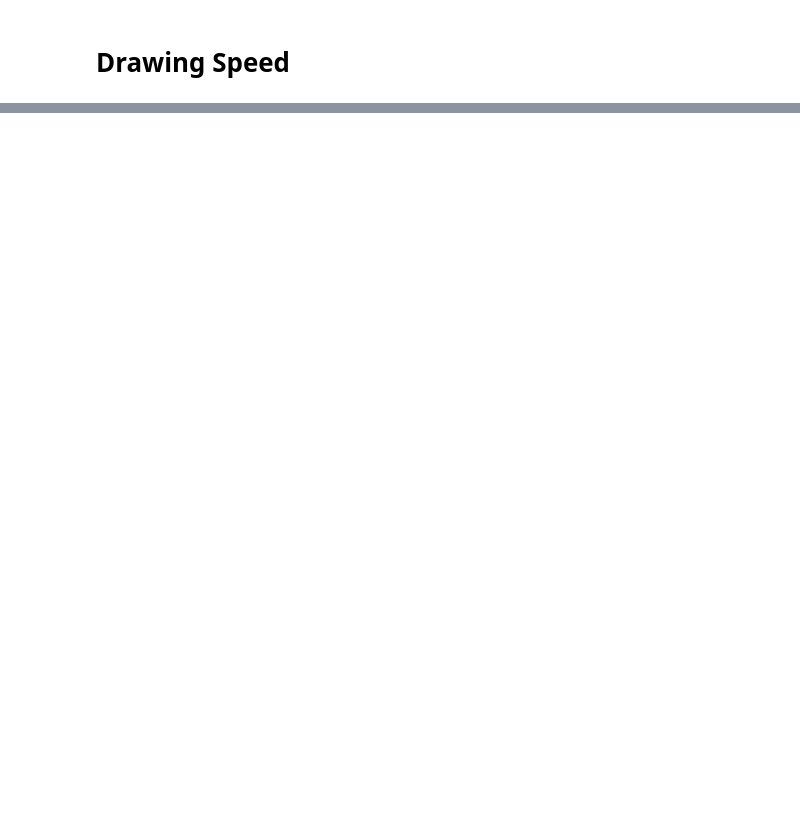
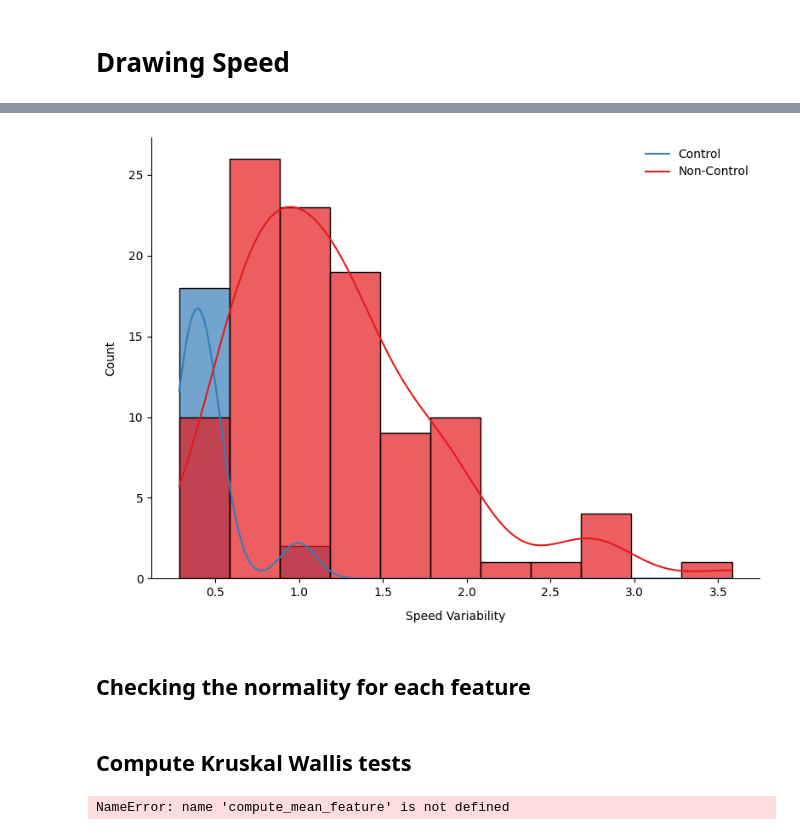
Before and after one commit to JWL16038/DATA471-Individual-Project, a Jupyter notebook: notebooks/Spirals_EDA.ipynb, the cells around one changed output, grey strips where cells are left out. Cells and saved outputs as stored; diff of their text form; code cells hidden in the pictures; blank space fills up the shorter version.

```diff
--- a/notebooks/Spirals_EDA.ipynb
+++ b/notebooks/Spirals_EDA.ipynb
@@ -254,0 +317,17 @@ def plot_drawing_speed(df):
+# %%
+fig, ax = plt.subplots(figsize=(8, 6))
+
+hue_order = [1, 0]
+legend_labels = {0: 'Non-Control', 1: 'Control'}
+sns.histplot(df_aggregated, x="speed_variability", hue="control_numeric", kde=True, palette="Set1", alpha=0.7,  hue_order=hue_order)
+plt.xlabel("Speed Variability", labelpad=10)
+plt.ylabel("Count", labelpad=10)
+plt.legend(labels=[legend_labels[i] for i in hue_order], frameon=False)
+ax.spines["top"].set_visible(False)
+ax.spines["right"].set_visible(False)
+plt.tight_layout()
+plt.show()
+# %% [output]
+[figure, added]
+# %% [markdown]
+## Checking the normality for each feature
@@ -254,0 +336,2 @@ def plot_drawing_speed(df):
+# %% [markdown]
+## Compute Kruskal Wallis tests
@@ -254,0 +349,6 @@ def plot_drawing_speed(df):
+# %%
+feature_name = "delta_altitude"
+daltitude_control_mean, daltitude_noncontrol_mean = compute_mean_feature(controlled, noncontrolled, feature_name)
+daltitude_control_mean.shape, daltitude_noncontrol_mean.shape
+# %% [output]
+NameError: name 'compute_mean_feature' is not defined
```
Also changed, not shown: parts of 29 cells of this notebook.
